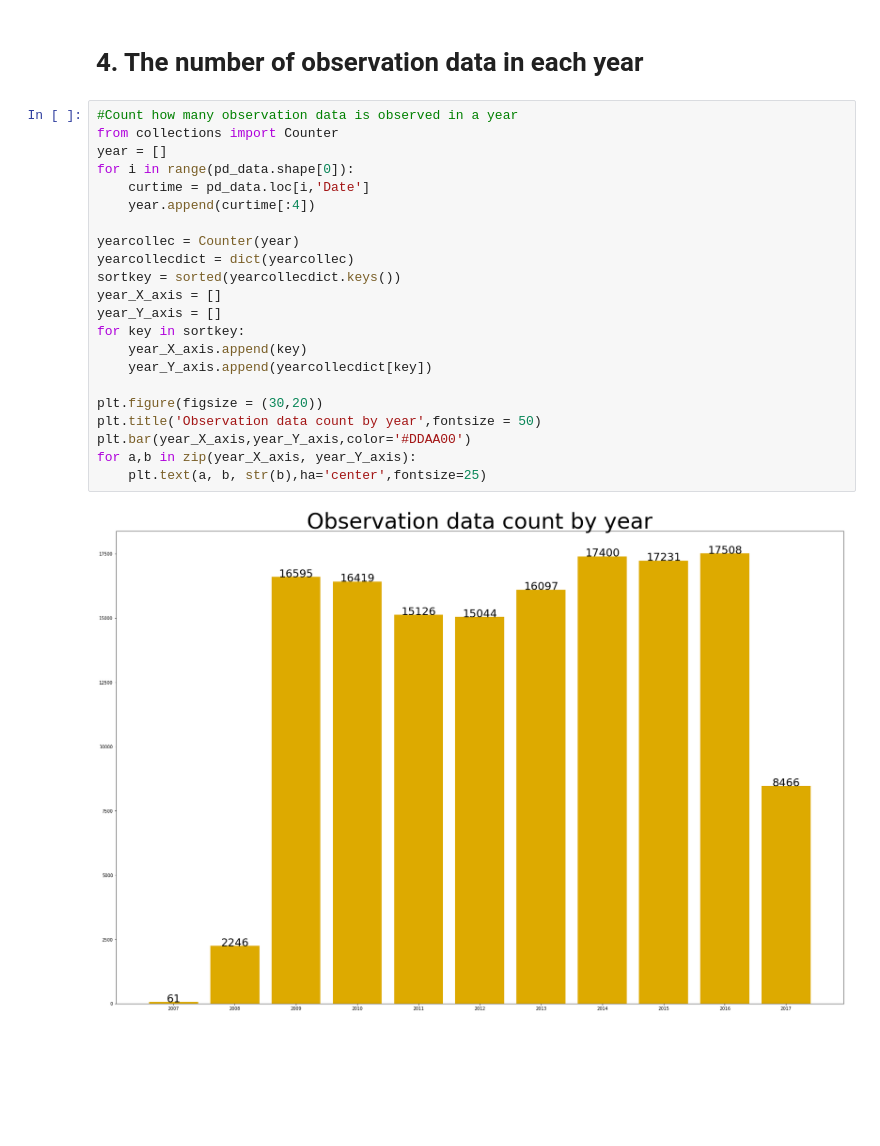
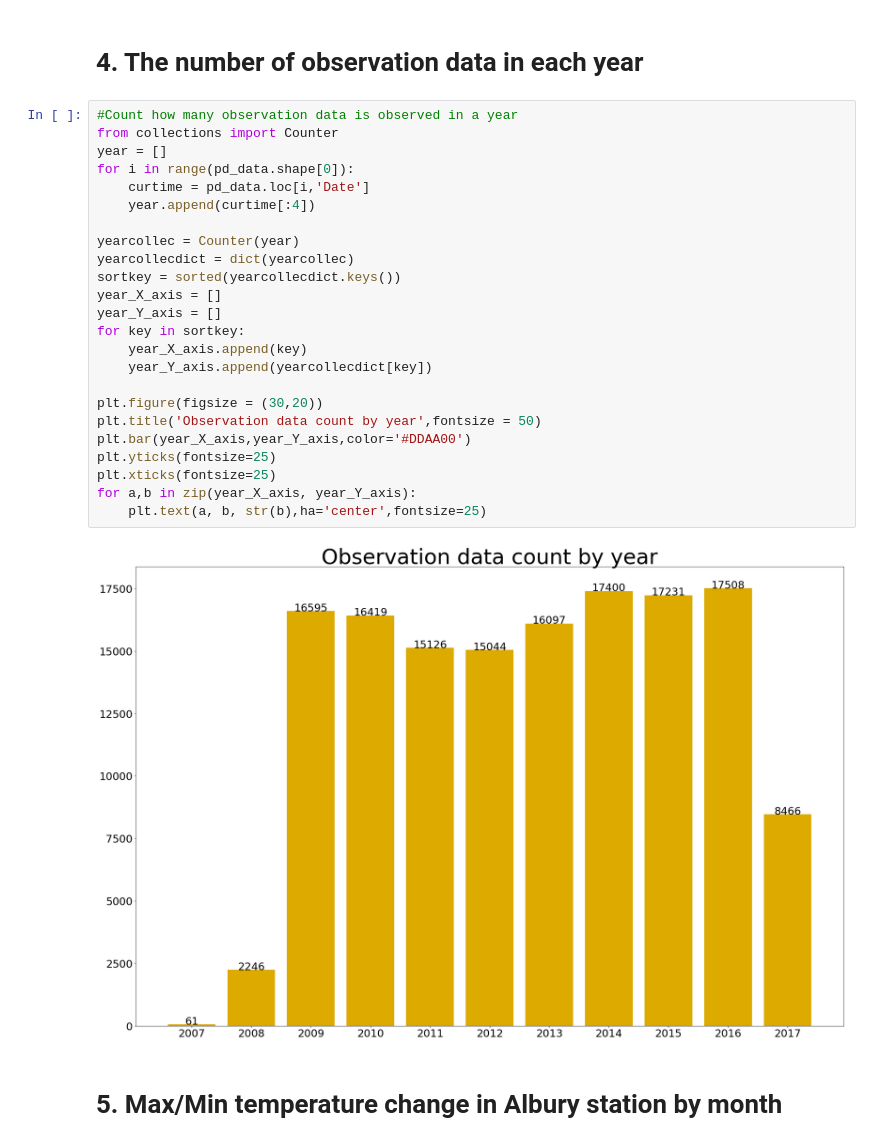
Before and after one commit to ChongMingWei/FUNDAMENTALS-OF-DATA-ANALYTICS-HW1, a Jupyter notebook: HW1-2.ipynb, the cells around one changed output. Drawn from its saved outputs; the diff is of its cells as text; blank space fills up the shorter version.

```diff
--- a/HW1-2.ipynb
+++ b/HW1-2.ipynb
@@ -73,27 +79,31 @@ for a,b in zip(namepart3, numberpart3):
 # %%
 #Count how many observation data is observed in a year
 from collections import Counter
 year = []
 for i in range(pd_data.shape[0]):
     curtime = pd_data.loc[i,'Date']
     year.append(curtime[:4])
 
 yearcollec = Counter(year)
 yearcollecdict = dict(yearcollec)
 sortkey = sorted(yearcollecdict.keys())
 year_X_axis = []
 year_Y_axis = []
 for key in sortkey:
     year_X_axis.append(key)
     year_Y_axis.append(yearcollecdict[key])
 
 plt.figure(figsize = (30,20))
 plt.title('Observation data count by year',fontsize = 50)
 plt.bar(year_X_axis,year_Y_axis,color='#DDAA00')
+plt.yticks(fontsize=25)
+plt.xticks(fontsize=25)
 for a,b in zip(year_X_axis, year_Y_axis):
     plt.text(a, b, str(b),ha='center',fontsize=25)
 # %% [output]
-[figure, old version]
+[figure, new version]
+# %% [markdown]
+# 5. Max/Min temperature change in Albury station by month
 # %%
 #Temperature change in Albury station
 from decimal import  Decimal
```
Also changed, not shown: parts of 5 cells of this notebook.
